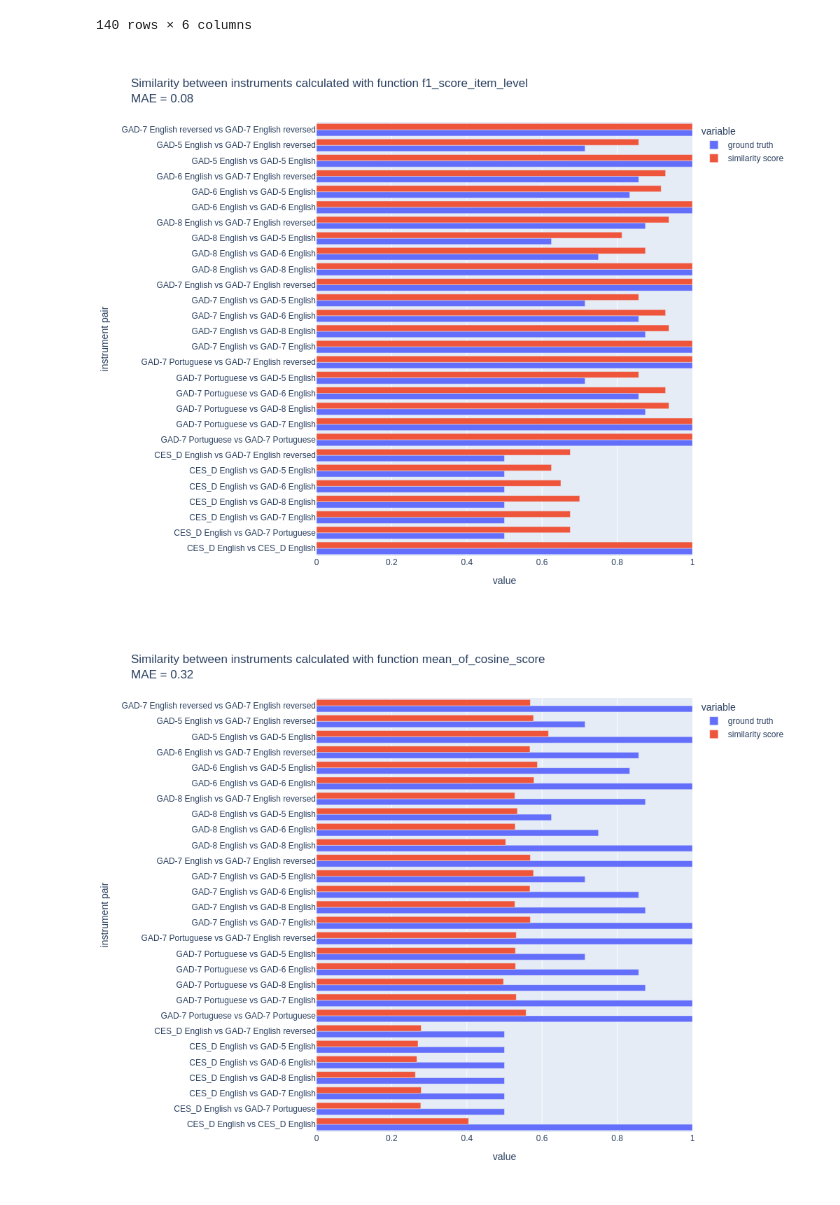
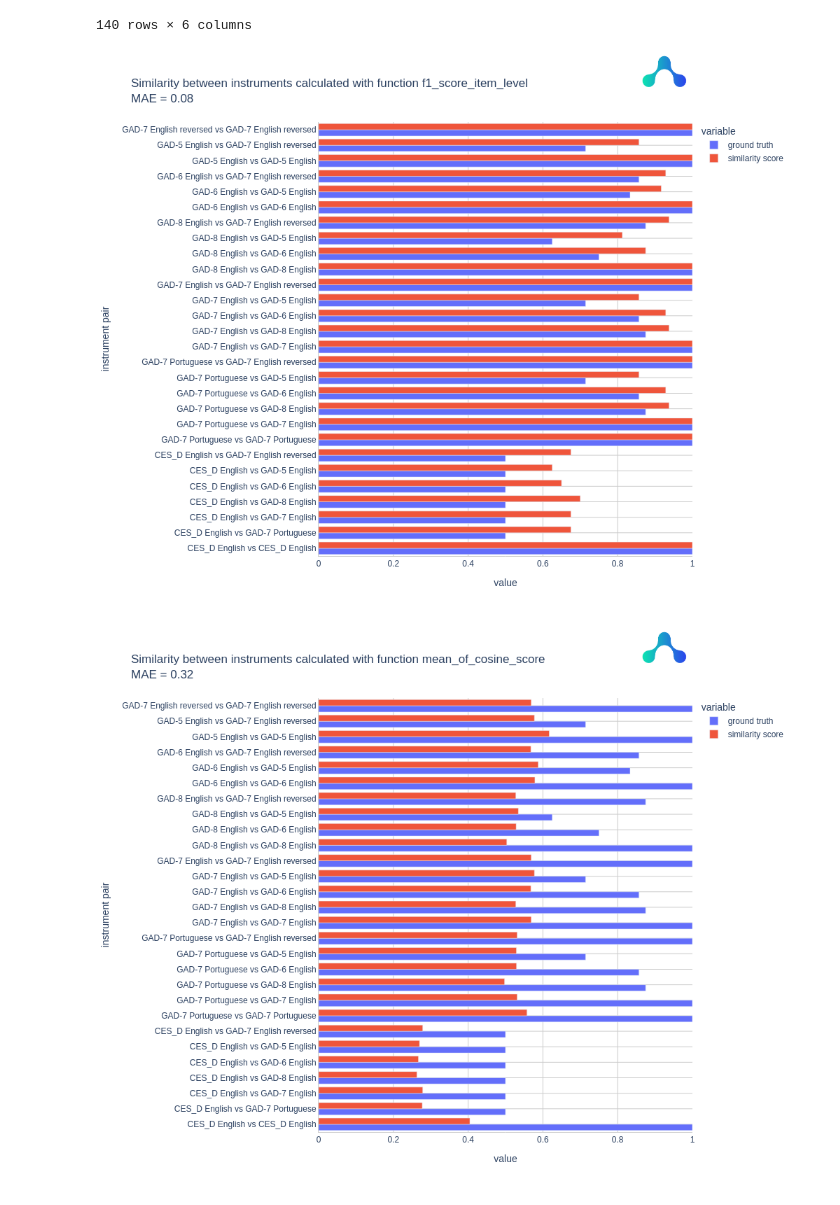
Before and after one commit to harmonydata/h_score, a Jupyter notebook: experiment_with_different_h_score_metrics.ipynb, the cells around one changed output. Cells and saved outputs as stored; diff of their text form; code cells hidden in the pictures.

```diff
--- a/experiment_with_different_h_score_metrics.ipynb
+++ b/experiment_with_different_h_score_metrics.ipynb
@@ -269,22 +249,36 @@ df_calculated_similarities
 | 139 | recall_score_item_level | GAD-7 English reversed | GAD-7 English reversed | 1.000000 | GAD-7 English reversed vs GAD-7 E... | 1.0 |
 140 rows × 6 columns
 # %%
-
-
 for similarity_function_name, subset in df_calculated_similarities.groupby("function"):
 
   mae = mean_absolute_error(subset["ground truth"], subset["similarity score"])
 
   fig = px.bar(data_frame=subset, y="instrument pair", barmode="group", x=["ground truth", "similarity score"], title=f"Similarity between instruments calculated with function {similarity_function_name}<br>MAE = {mae:.2f}")
 
   fig.update_yaxes(automargin=True)
 
+  fig.add_layout_image(
+        dict(
+            source="https://raw.githubusercontent.com/harmonydata/brand/main/logomark/PNG/Logomark-04.png",
+            xref="paper", yref="paper",
+            x=1.05, y=1.05,
+            sizex=0.25, sizey=0.25,
+            xanchor="right", yanchor="bottom"
+        )
+    )
+
+  fig.update_xaxes(showline=True, linewidth=1, linecolor='#cccccc', gridcolor='#cccccc')
+  fig.update_yaxes(showline=True, linewidth=1, linecolor='#cccccc', gridcolor='#cccccc')
+
   fig.update_layout(
       width=1000,
       height=800,
-      xaxis={'range': [0, 1]}
+      xaxis={'range': [0, 1]},
+      paper_bgcolor='rgb(255,255,255)',
+      plot_bgcolor='rgb(255,255,255)',
   )
+
   fig.show(renderer="png")
 # %% [output]
-[figure, old version]
+[figure, new version]
-[figure, old version]
+[figure, new version]
```
Also changed, not shown: parts of 3 cells of this notebook.
